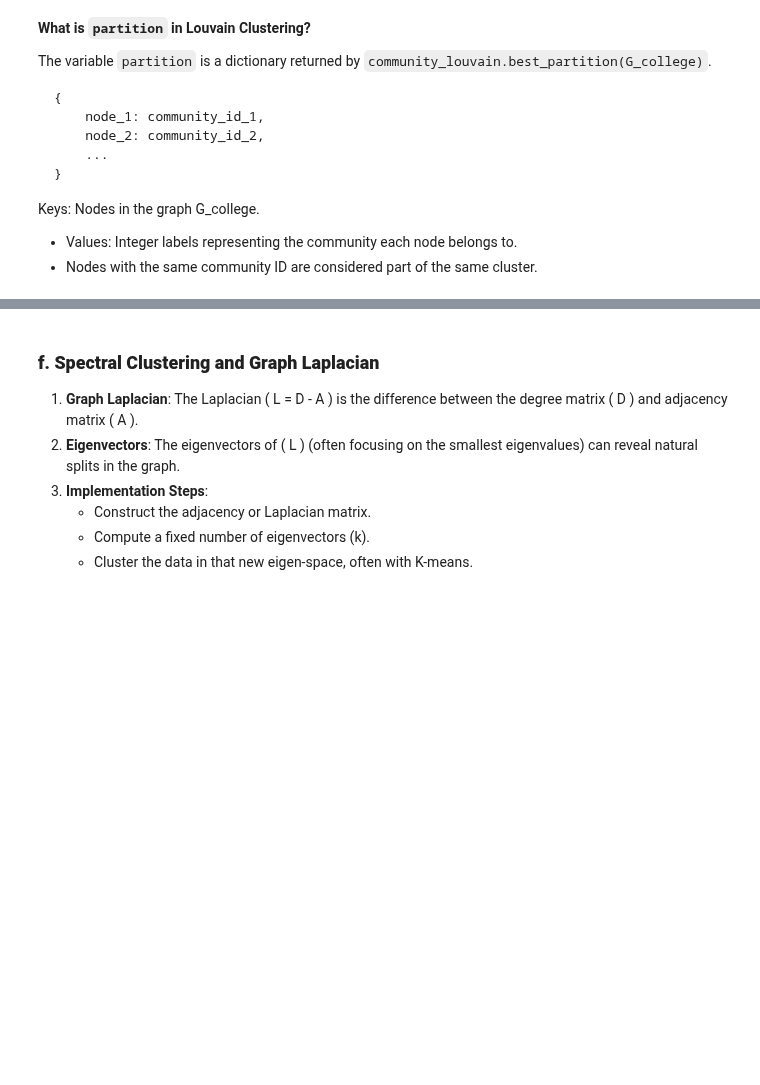
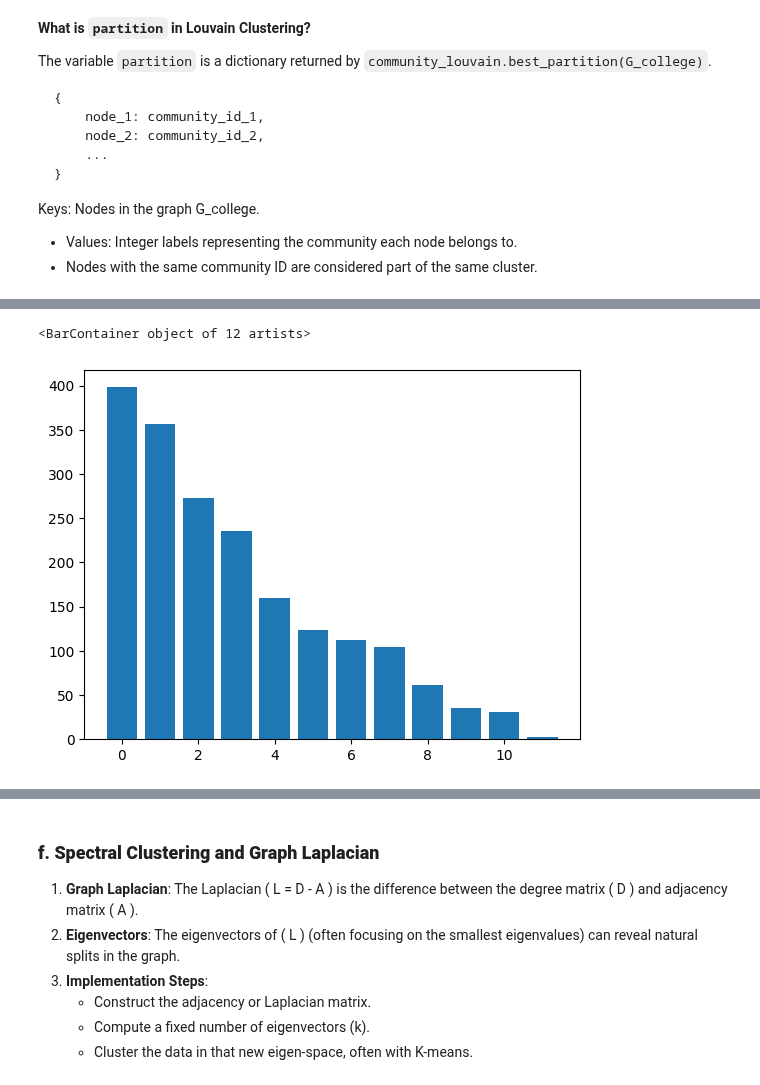
Before and after one commit to bgbg/ML-on-Graphs, a Jupyter notebook: 6_Community_Detection.ipynb, the cells around one changed output, grey strips where cells are left out. Saved outputs shown, nothing was run; the diff lists cells and outputs as text; code cells hidden in the pictures; blank space fills up the shorter version.

```diff
--- a/6_Community_Detection.ipynb
+++ b/6_Community_Detection.ipynb
@@ -422,7 +467,7 @@ except ImportError:
     import community as community_louvain  # python-louvain package
 
 partition = community_louvain.best_partition(
-    G_college, resolution=1.0  # higher number -> smaller communities
+    G_college, resolution=1,  # higher number -> smaller communities
 )
 ...
 # %% [output]
@@ -464,0 +492,13 @@ Type:      function
+# %%
+n_communities = max(partition.values()) + 1
+communities_louvian = []
+for i in range(n_communities):
+    communities_louvian.append(
+        [k for k,v in partition.items() if v == i]
+    )
+communities_louvian.sort(key=lambda c: len(c), reverse=True)
+community_sizes_louvian = [len(c) for c in communities_louvian]
+plt.bar(range(n_communities), community_sizes_louvian)
+# %% [output]
+<BarContainer object of 12 artists>
+[figure, added]
```
Also changed, not shown: parts of 14 cells of this notebook, 1 other file.
